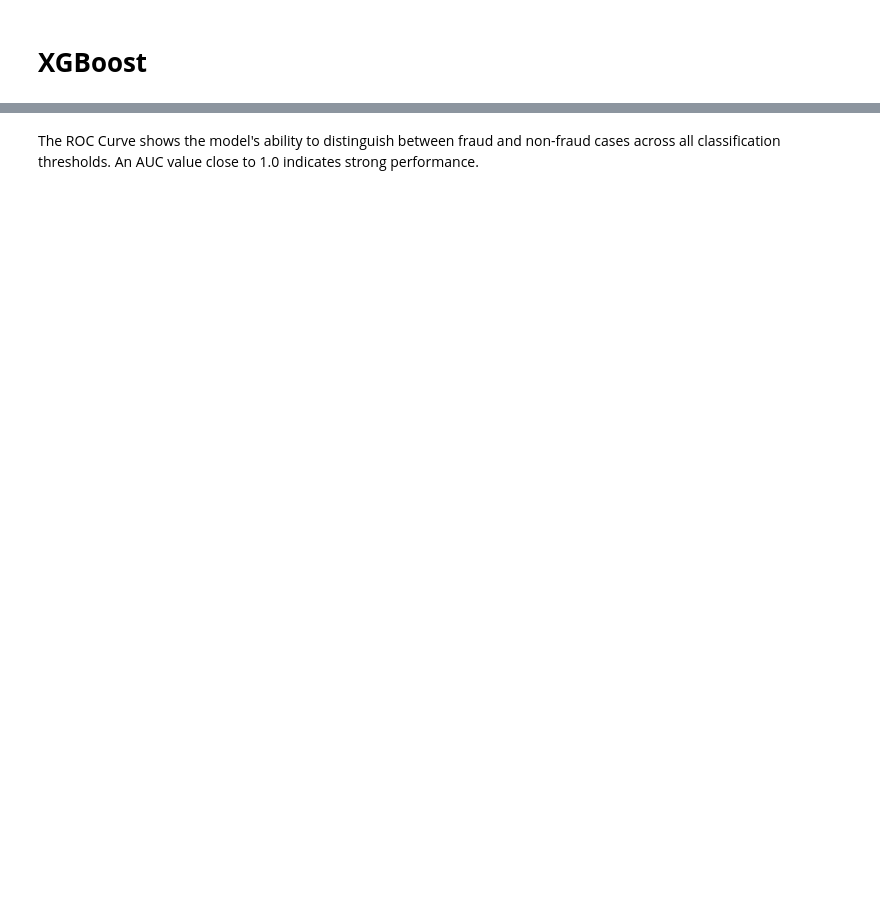
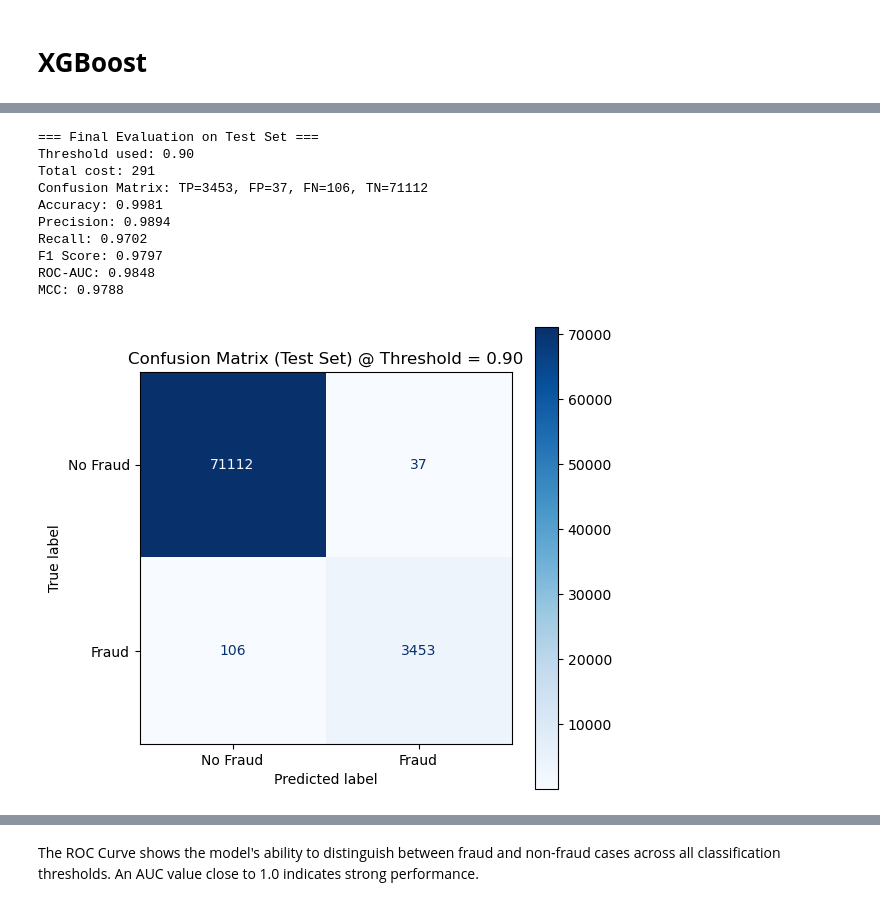
Before and after one commit to ryan1480/Analytics_Project, a Jupyter notebook: Code/XGBoost.ipynb, the cells around one changed output, grey strips where cells are left out. Saved outputs shown, nothing was run; the diff lists cells and outputs as text; code cells hidden in the pictures; blank space fills up the shorter version.

```diff
--- a/Code/XGBoost.ipynb
+++ b/Code/XGBoost.ipynb
@@ -471,0 +375,9 @@ With these results, we can conclude that the final XGBoost model is highly effec
+# %%
+import joblib
+
+# Save the model
+joblib.dump(best_model, "final_xgboost_model.pkl")
+
+# Save threshold (you can also put this in a config file or database)
+with open("xgboost_final_threshold.txt", "w") as f:
+    f.write(str(best_threshold))
@@ -471,0 +387,51 @@ With these results, we can conclude that the final XGBoost model is highly effec
+# %%
+from sklearn.metrics import (
+    confusion_matrix, accuracy_score, precision_score, recall_score,
+    f1_score, roc_auc_score, matthews_corrcoef, ConfusionMatrixDisplay
+)
+import matplotlib.pyplot as plt
+
+# Step 1: Predict probabilities on the test set
+y_test_proba = best_model.predict_proba(X_test)[:, 1]
+
+# Step 2: Apply the optimal threshold from validation
+y_test_pred = (y_test_proba >= best_threshold).astype(int)
+
+# Step 3: Compute confusion matrix
+tn, fp, fn, tp = confusion_matrix(y_test, y_test_pred).ravel()
+
+# Step 4: Calculate cost (FP = 5×, FN = 1×)
+total_cost = fp * 5 + fn * 1
+
+# Step 5: Compute all metrics
+print("=== Final Evaluation on Test Set ===")
+print(f"Threshold used: {best_threshold:.2f}")
+print(f"Total cost: {total_cost}")
+print(f"Confusion Matrix: TP={tp}, FP={fp}, FN={fn}, TN={tn}")
+print(f"Accuracy: {accuracy_score(y_test, y_test_pred):.4f}")
+print(f"Precision: {precision_score(y_test, y_test_pred, zero_division=0):.4f}")
+print(f"Recall: {recall_score(y_test, y_test_pred, zero_division=0):.4f}")
+print(f"F1 Score: {f1_score(y_test, y_test_pred, zero_division=0):.4f}")
+print(f"ROC-AUC: {roc_auc_score(y_test, y_test_pred):.4f}")
+print(f"MCC: {matthews_corrcoef(y_test, y_test_pred):.4f}")
+
+# Step 6: Visualize confusion matrix
+cm = confusion_matrix(y_test, y_test_pred)
+disp = ConfusionMatrixDisplay(confusion_matrix=cm, display_labels=["No Fraud", "Fraud"])
+plt.figure(figsize=(6, 6))
+disp.plot(cmap="Blues", values_format='d', ax=plt.gca())
+plt.title(f"Confusion Matrix (Test Set) @ Threshold = {best_threshold:.2f}")
+plt.grid(False)
+plt.show()
+# %% [output]
+=== Final Evaluation on Test Set ===
+Threshold used: 0.90
+Total cost: 291
+Confusion Matrix: TP=3453, FP=37, FN=106, TN=71112
+Accuracy: 0.9981
+Precision: 0.9894
+Recall: 0.9702
+F1 Score: 0.9797
+ROC-AUC: 0.9848
+MCC: 0.9788
+[figure, added]
```
Also changed, not shown: parts of 31 cells of this notebook, 1 other file.
